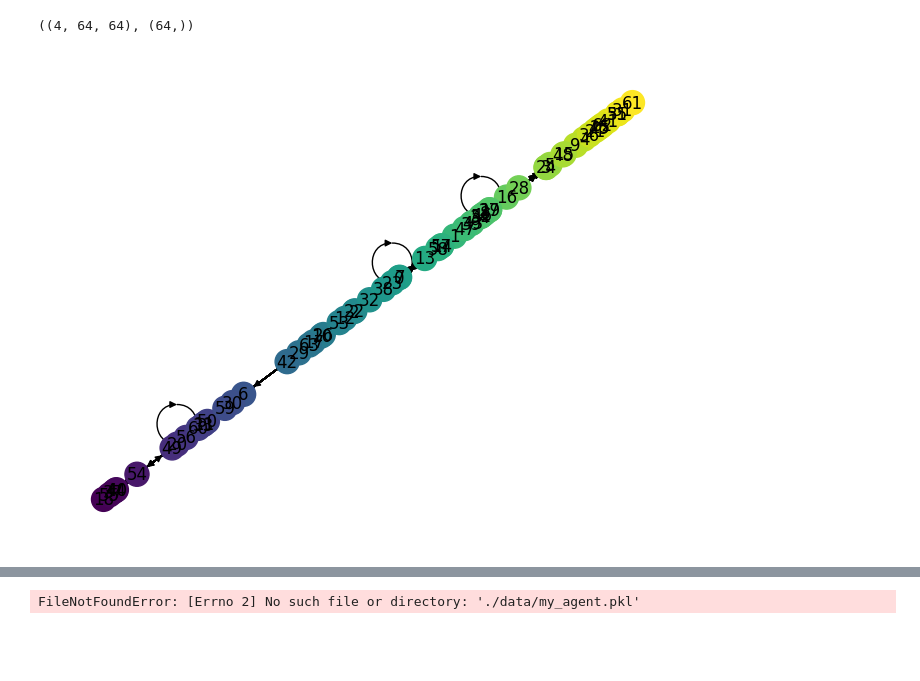
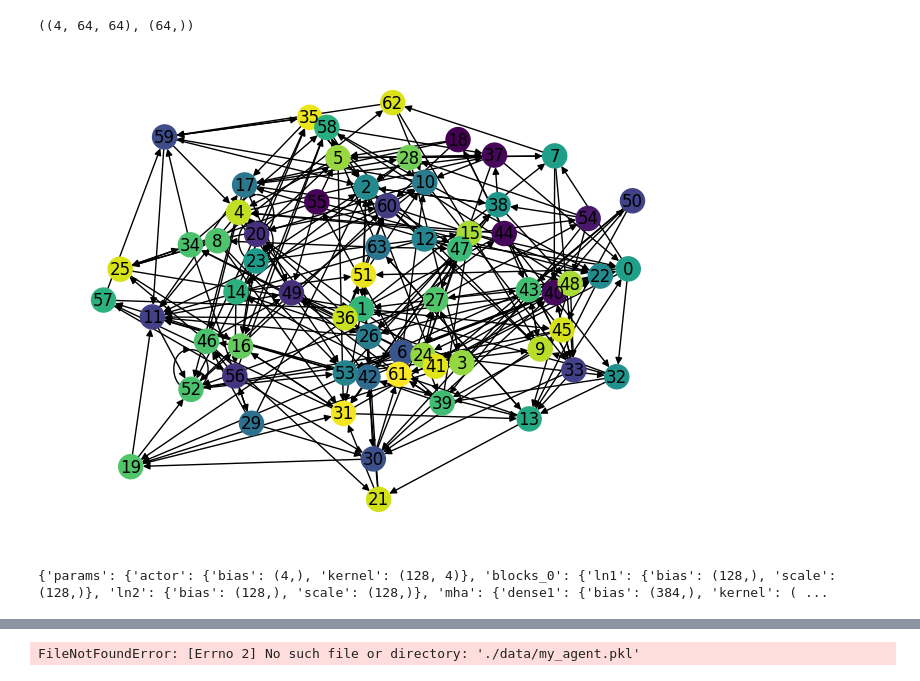
Before and after one commit to akarshkumar0101/synthetic-mdps, a Jupyter notebook: src/viz_env.ipynb, the cells around one changed output, grey strips where cells are left out. Cells and saved outputs as stored; diff of their text form; code cells hidden in the pictures; blank space fills up the shorter version.

```diff
--- a/src/viz_env.ipynb
+++ b/src/viz_env.ipynb
@@ -69,10 +70,10 @@ for act in range(4):
 # %%
 pos = nx.circular_layout(G)
 # pos = nx.shell_layout(G)
-# pos=None
-pos = [(x, x) for x in rew_01.tolist()]
+pos=None
+# pos = [(x, x) for x in rew_01.tolist()]
 
 
 nx.draw(G, with_labels=True, node_color=rew_01, pos=pos)
 # %% [output]
-[figure, old version]
+[figure, new version]
@@ -78,0 +85,4 @@ nx.draw(G, with_labels=True, node_color=rew_01, pos=pos)
+# %%
+print(jax.tree_map(lambda x: x.shape, agent_params_trained))
+# %% [output]
+{'params': {'actor': {'bias': (4,), 'kernel': (128, 4)}, 'blocks_0': {'ln1': {'bias': (128,), 'scale': (128,)}, 'ln2': {'bias': (128,), 'scale': (128,)}, 'mha': {'dense1': {'bias': (384,), 'kernel': ( ...
```
Also changed, not shown: parts of 8 cells of this notebook, 16 other files.
